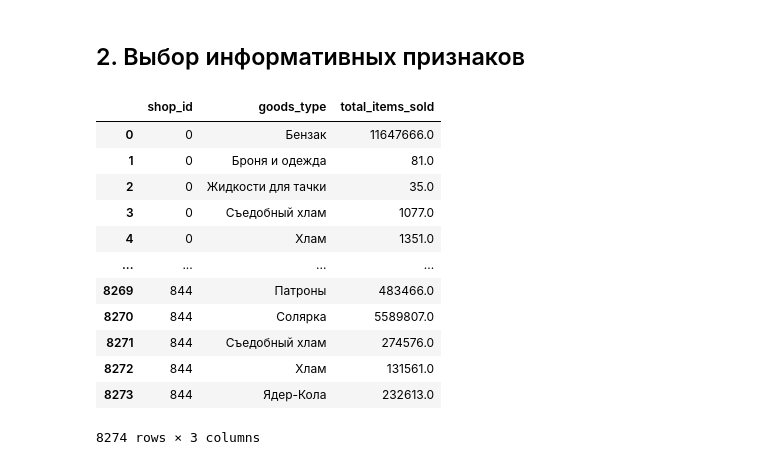
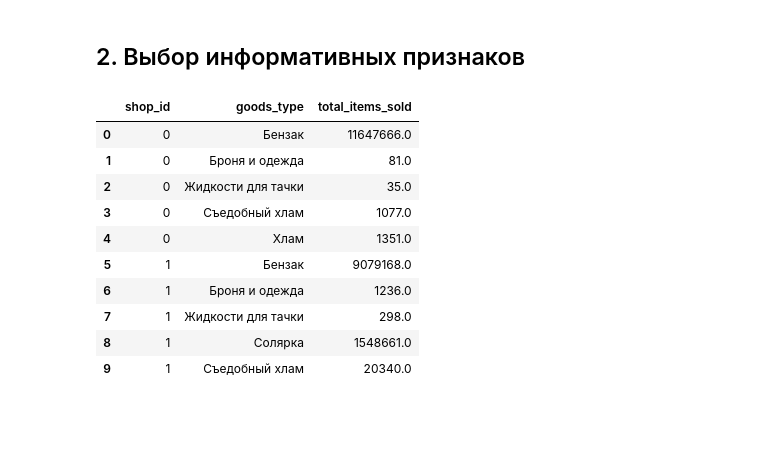
Before and after one commit to anafisa/GPN_2020, a Jupyter notebook: shop_clustering .ipynb, the cells around one changed output. Saved outputs shown, nothing was run; the diff lists cells and outputs as text; code cells hidden in the pictures; blank space fills up the shorter version.

```diff
--- a/shop_clustering .ipynb
+++ b/shop_clustering .ipynb
@@ -164,21 +164,19 @@ cities
 # %%
 sample = sales.groupby(['shop_id','goods_type'], as_index=False).aggregate({'total_items_sold' : 'sum'})
 # %%
-test = sales.groupby(['shop_id','goods_type'], as_index=False).aggregate({'total_items_sold' : 'sum'})
+shop_info = sales.groupby(['shop_id','goods_type'], as_index=False).aggregate({'total_items_sold' : 'sum'})
-# %%
-test
-# %% [output]
-|  | shop_id | goods_type | total_items_sold |
-| 0 | 0 | Бензак | 11647666.0 |
-| 1 | 0 | Броня и одежда | 81.0 |
-| 2 | 0 | Жидкости для тачки | 35.0 |
-| 3 | 0 | Съедобный хлам | 1077.0 |
-| 4 | 0 | Хлам | 1351.0 |
-| ... | ... | ... | ... |
-| 8269 | 844 | Патроны | 483466.0 |
-| 8270 | 844 | Солярка | 5589807.0 |
-| 8271 | 844 | Съедобный хлам | 274576.0 |
-| 8272 | 844 | Хлам | 131561.0 |
-| 8273 | 844 | Ядер-Кола | 232613.0 |
-8274 rows × 3 columns
+# %%
+shop_info.head(10)
+# %% [output]
+|  | shop_id | goods_type | total_items_sold |
+| 0 | 0 | Бензак | 11647666.0 |
+| 1 | 0 | Броня и одежда | 81.0 |
+| 2 | 0 | Жидкости для тачки | 35.0 |
+| 3 | 0 | Съедобный хлам | 1077.0 |
+| 4 | 0 | Хлам | 1351.0 |
+| 5 | 1 | Бензак | 9079168.0 |
+| 6 | 1 | Броня и одежда | 1236.0 |
+| 7 | 1 | Жидкости для тачки | 298.0 |
+| 8 | 1 | Солярка | 1548661.0 |
+| 9 | 1 | Съедобный хлам | 20340.0 |
 # %%
```
Also changed, not shown: parts of 79 cells of this notebook.
